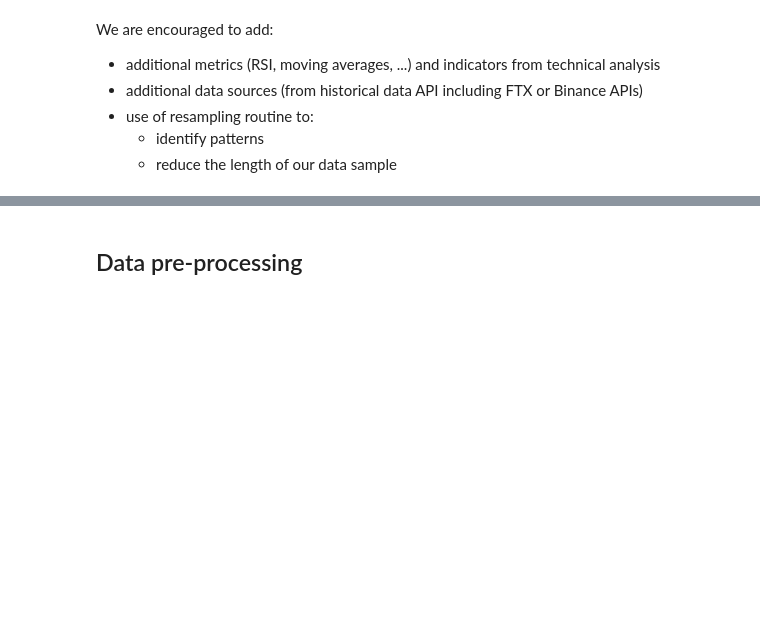
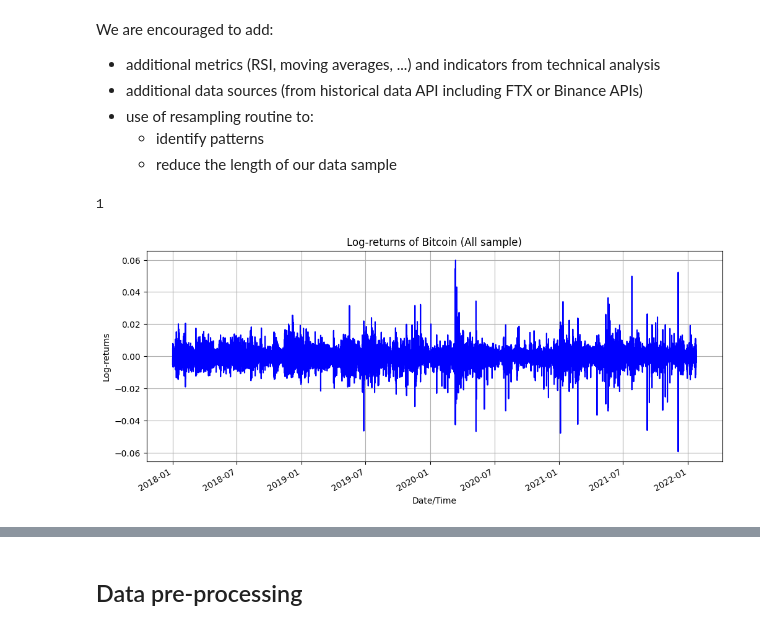
Before and after one commit to lcsrodriguez/cryptotrading, a Jupyter notebook: notebooks/bitcoin_trading.ipynb, the cells around one changed output, grey strips where cells are left out. Drawn from its saved outputs; the diff is of its cells as text; code cells hidden in the pictures; blank space fills up the shorter version.

```diff
--- a/notebooks/bitcoin_trading.ipynb
+++ b/notebooks/bitcoin_trading.ipynb
@@ -48,0 +53,4 @@ We are encouraged to add:
+# %%
+a.hour
+# %% [output]
+1
@@ -48,0 +59,18 @@ We are encouraged to add:
+# %%
+try:
+    df["t"] = df.index
+    df["TimeRange"] =
+except KeyError:
+    pass
+# %%
+# Computing log-returns
+df["LogReturns"] = np.log(df["Close"]).diff()
+# %%
+# Plotting log-returns
+_ = df["LogReturns"].plot()
+_ = plt.title("Log-returns of Bitcoin (All sample)")
+_ = plt.xlabel("Date/Time")
+_ = plt.ylabel("Log-returns")
+_ = plt.grid()
+# %% [output]
+[figure, added]
```
Also changed, not shown: parts of 4 cells of this notebook, 1 other file.
